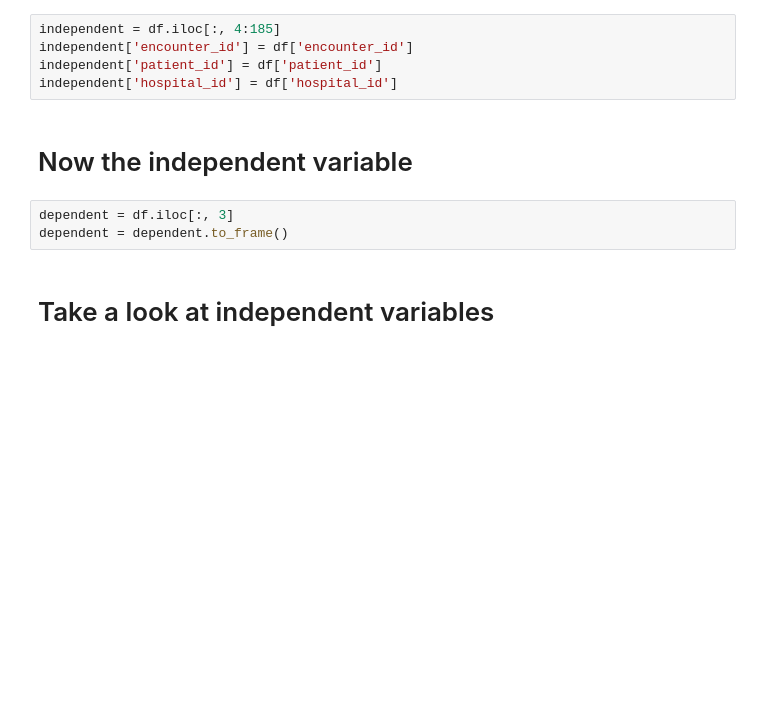
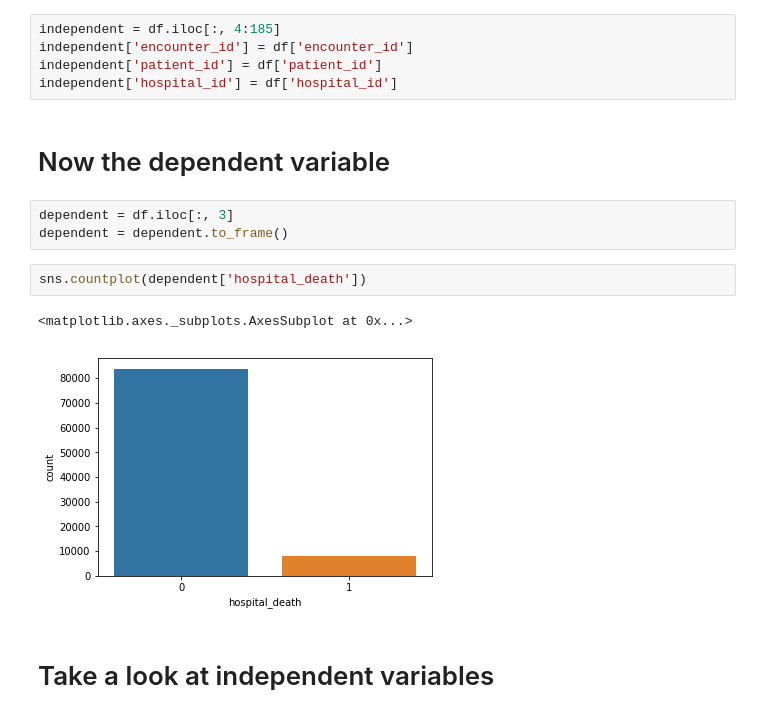
Before and after one commit to datascienceyale/datathon, a Jupyter notebook: Data Preprocessing.ipynb, the cells around one changed output. Saved outputs shown, nothing was run; the diff lists cells and outputs as text; blank space fills up the shorter version.

```diff
--- a/Data Preprocessing.ipynb
+++ b/Data Preprocessing.ipynb
@@ -40,10 +40,15 @@ independent['encounter_id'] = df['encounter_id']
 independent['patient_id'] = df['patient_id']
 independent['hospital_id'] = df['hospital_id']
 # %% [markdown]
-# Now the independent variable
+# Now the dependent variable
 # %%
 dependent = df.iloc[:, 3]
 dependent = dependent.to_frame()
+# %%
+sns.countplot(dependent['hospital_death'])
+# %% [output]
+<matplotlib.axes._subplots.AxesSubplot at 0x...>
+[figure, added]
 # %% [markdown]
 # Take a look at independent variables
 # %%
```
Also changed, not shown: parts of 1 cell of this notebook.
